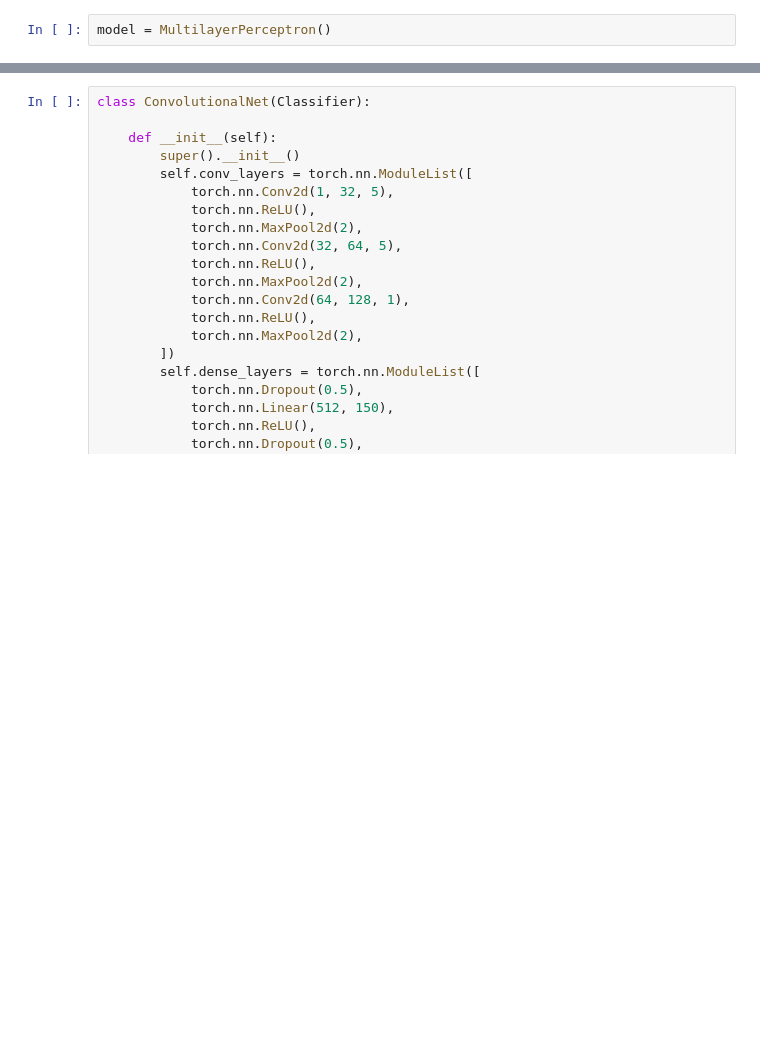
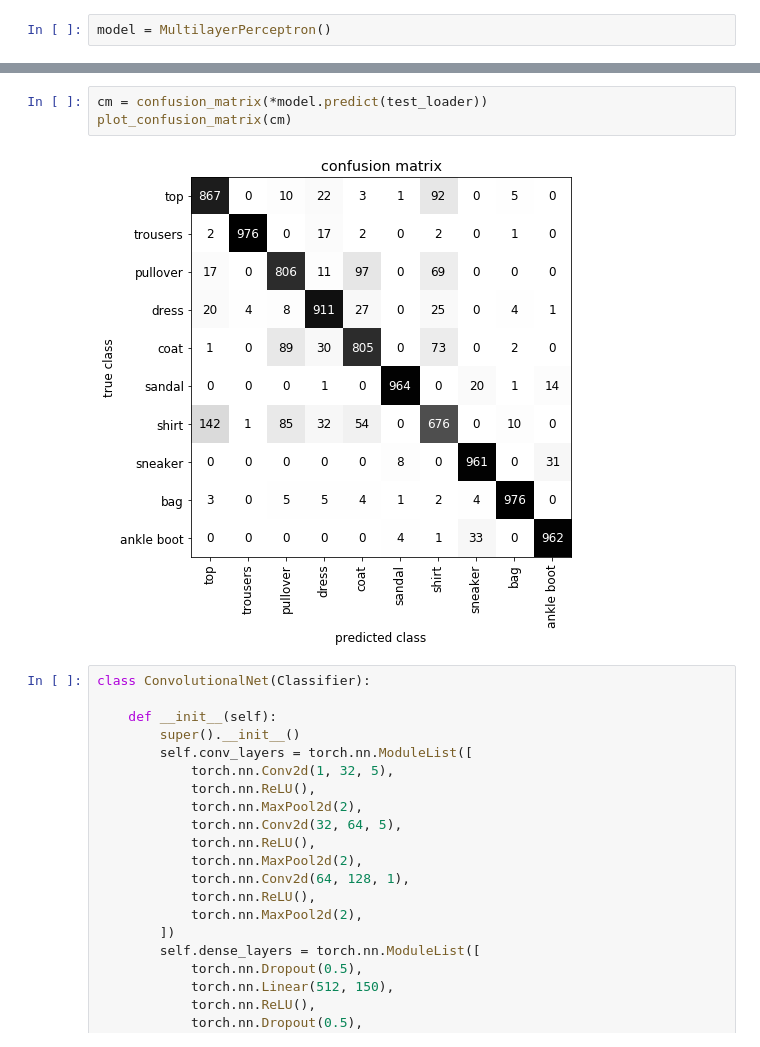
Before and after one commit to czyzi0/ml-notebooks, a Jupyter notebook: notebooks/fashion-mnist-classification.ipynb, the cells around one changed output, grey strips where cells are left out. Drawn from its saved outputs; the diff is of its cells as text; blank space fills up the shorter version.

```diff
--- a/notebooks/fashion-mnist-classification.ipynb
+++ b/notebooks/fashion-mnist-classification.ipynb
@@ -276,3 +257,8 @@ Accuracy on:
+# %%
+cm = confusion_matrix(*model.predict(test_loader))
+plot_confusion_matrix(cm)
+# %% [output]
+[figure, added]
 # %%
 class ConvolutionalNet(Classifier):
 
```
Also changed, not shown: parts of 15 cells of this notebook.
